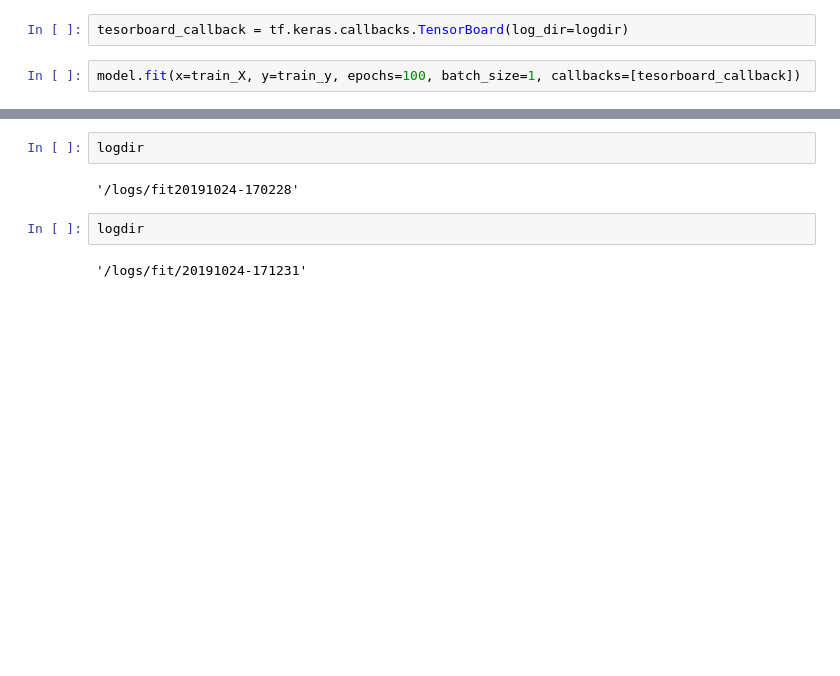
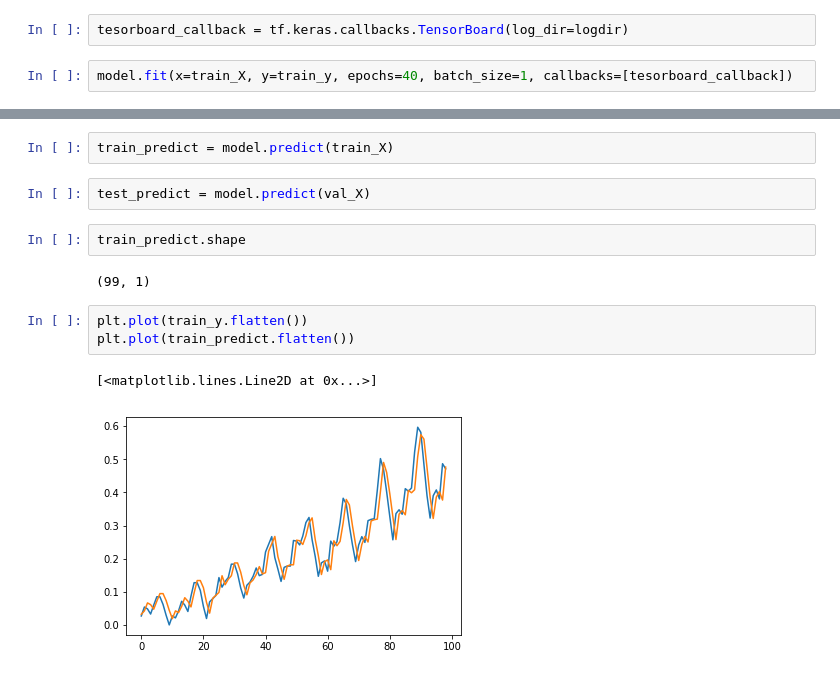
Before and after one commit to feigeZzzz/feigeZzzz_TimeSerise, a Jupyter notebook: LSTM_pytorch.ipynb, the cells around one changed output, grey strips where cells are left out. Saved outputs shown, nothing was run; the diff lists cells and outputs as text; blank space fills up the shorter version.

```diff
--- a/LSTM_pytorch.ipynb
+++ b/LSTM_pytorch.ipynb
@@ -111,6 +113,6 @@ logdir = 'logs/fit/' + datetime.datetime.now().strftime('%Y%m%d-%H%M%S')
 # %%
 tesorboard_callback = tf.keras.callbacks.TensorBoard(log_dir=logdir)
 # %%
-model.fit(x=train_X, y=train_y, epochs=100, batch_size=1, callbacks=[tesorboard_callback])
+model.fit(x=train_X, y=train_y, epochs=40, batch_size=1, callbacks=[tesorboard_callback])
 # %% [output]
 Train on 99 samples
@@ -136,8 +136,14 @@ Epoch 100/100
-# %%
-logdir
-# %% [output]
-'/logs/fit20191024-170228'
-# %%
-logdir
-# %% [output]
-'/logs/fit/20191024-171231'
+# %%
+train_predict = model.predict(train_X)
+# %%
+test_predict = model.predict(val_X)
+# %%
+train_predict.shape
+# %% [output]
+(99, 1)
+# %%
+plt.plot(train_y.flatten())
+plt.plot(train_predict.flatten())
+# %% [output]
+[<matplotlib.lines.Line2D at 0x...>]
+[figure, added]
```
Also changed, not shown: parts of 16 cells of this notebook, 4 other files.
